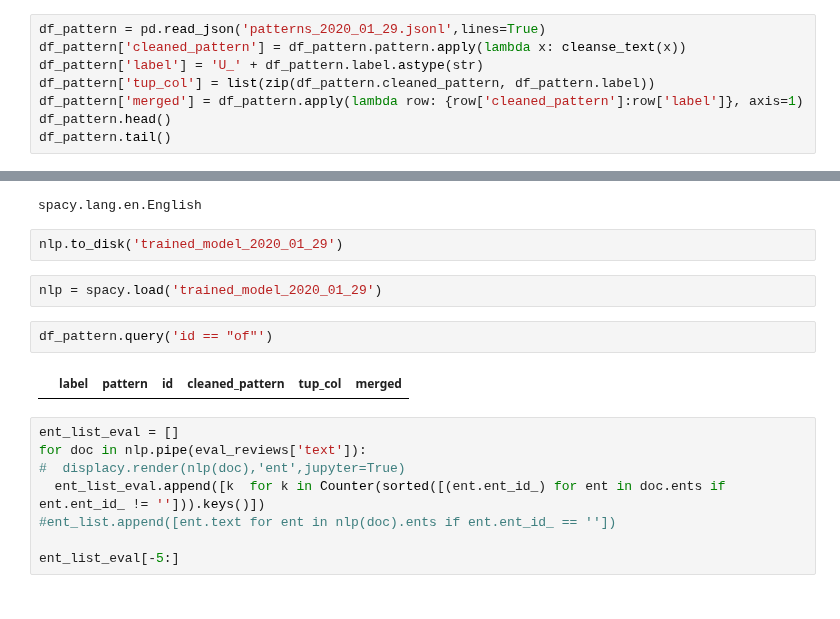
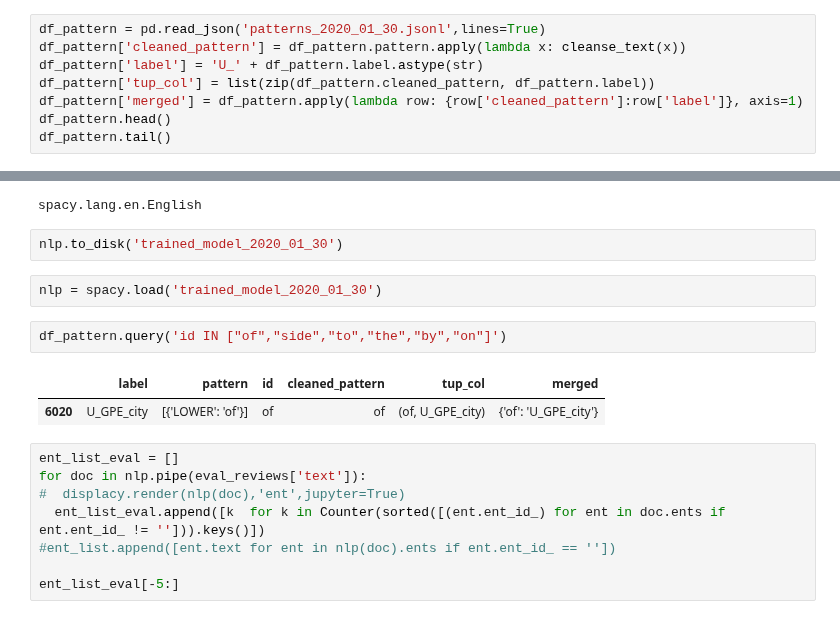
Before and after one commit to ravi-gopalan/DAND_Data_Wrangling, a Jupyter notebook: post_training_processing.ipynb, the cells around one changed output, grey strips where cells are left out. Cells and saved outputs as stored; diff of their text form.

```diff
--- a/post_training_processing.ipynb
+++ b/post_training_processing.ipynb
@@ -176,7 +177,7 @@ def clean_like_objects(text):
 -rw------- 1 root root    6749 Dec 26 18:11 pattern_spice.jsonl
 -rw------- 1 root root    9140 Dec 26 18:11 pattern_vegetable.jsonl
 # %%
-df_pattern = pd.read_json('patterns_2020_01_29.jsonl',lines=True)
+df_pattern = pd.read_json('patterns_2020_01_30.jsonl',lines=True)
 df_pattern['cleaned_pattern'] = df_pattern.pattern.apply(lambda x: cleanse_text(x))
 df_pattern['label'] = 'U_' + df_pattern.label.astype(str)
 df_pattern['tup_col'] = list(zip(df_pattern.cleaned_pattern, df_pattern.label))
@@ -384,13 +385,14 @@ type(nlp)
 # %% [output]
 spacy.lang.en.English
 # %%
-nlp.to_disk('trained_model_2020_01_29')
+nlp.to_disk('trained_model_2020_01_30')
 # %%
-nlp = spacy.load('trained_model_2020_01_29')
+nlp = spacy.load('trained_model_2020_01_30')
 # %%
-df_pattern.query('id == "of"')
+df_pattern.query('id IN ["of","side","to","the","by","on"]')
 # %% [output]
 |  | label | pattern | id | cleaned_pattern | tup_col | merged |
+| 6020 | U_GPE_city | [{'LOWER': 'of'}] | of | of | (of, U_GPE_city) | {'of': 'U_GPE_city'} |
 # %%
 ent_list_eval = []
 for doc in nlp.pipe(eval_reviews['text']):
```
Also changed, not shown: parts of 28 cells of this notebook.
